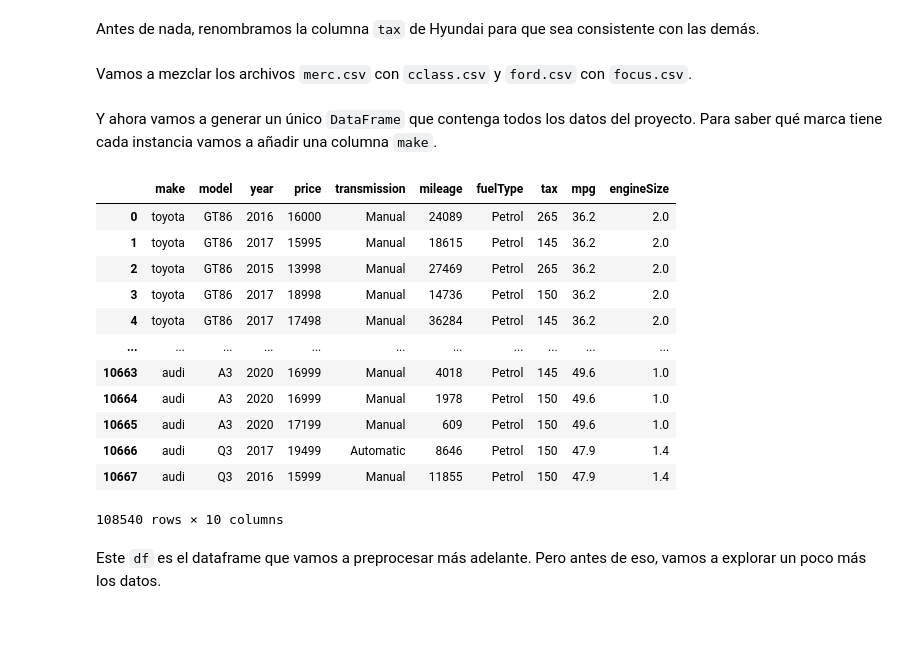
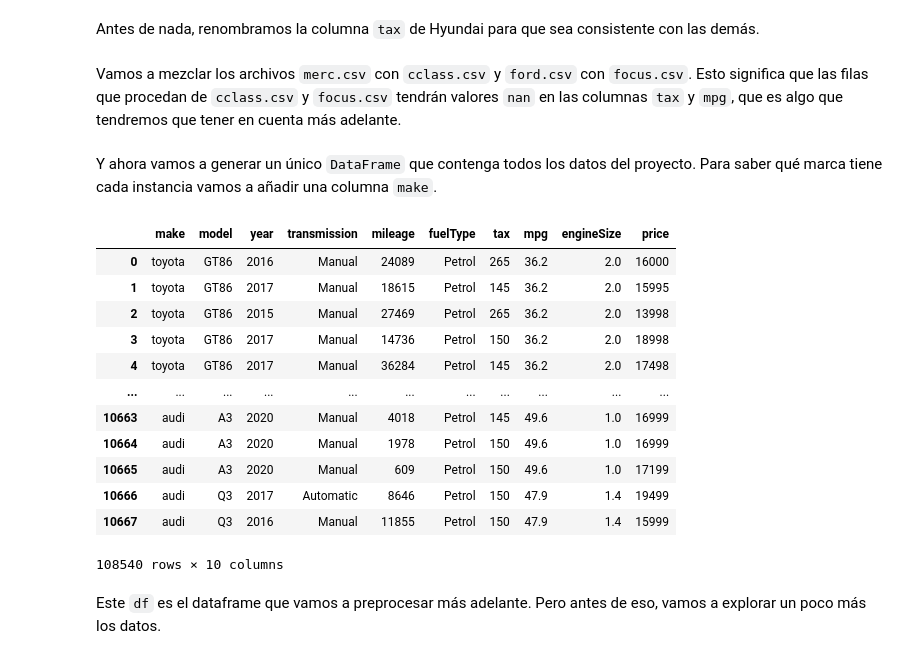
Before and after one commit to dietrujillo/ml_lab, a Jupyter notebook: lab1/notebooks/lab1.ipynb, the cells around one changed output. Cells and saved outputs as stored; diff of their text form; code cells hidden in the pictures; blank space fills up the shorter version.

```diff
--- a/lab1/notebooks/lab1.ipynb
+++ b/lab1/notebooks/lab1.ipynb
@@ -179,7 +179,7 @@ Antes de nada, renombramos la columna `tax` de Hyundai para que sea consistente
 # %%
 dataframes["hyundi"].rename(columns={"tax(£)": "tax"}, inplace=True)
 # %% [markdown]
-Vamos a mezclar los archivos `merc.csv` con `cclass.csv` y `ford.csv` con `focus.csv`.
+Vamos a mezclar los archivos `merc.csv` con `cclass.csv` y `ford.csv` con `focus.csv`. Esto significa que las filas que procedan de `cclass.csv` y `focus.csv` tendrán valores `nan` en las columnas `tax` y `mpg`, que es algo que tendremos que tener en cuenta más adelante.
 # %%
 dataframes["merc"] = dataframes["merc"].append(dataframes["cclass"])
 dataframes["ford"] = dataframes["ford"].append(dataframes["focus"])
@@ -188,31 +188,31 @@ del dataframes["cclass"], dataframes["focus"]
 Y ahora vamos a generar un único `DataFrame` que contenga todos los datos del proyecto. Para saber qué marca tiene cada instancia vamos a añadir una columna `make`.
 # %%
 columns = [
-    "make", "model", "year", "price", "transmission", "mileage", "fuelType",
-    "tax", "mpg", "engineSize"
+    "make", "model", "year", "transmission", "mileage", "fuelType", "tax",
+    "mpg", "engineSize", "price"
 ]
 
 df = pd.DataFrame(columns=columns)
 
 for key in dataframes:
     dataframes[key]["make"] = key
     assert set(dataframes[key].columns) == set(columns)
     df = df.append(dataframes[key])
 
 display(df)
 # %% [output]
-|  | make | model | year | price | transmission | mileage | fuelType | tax | mpg | engineSize |
-| 0 | toyota | GT86 | 2016 | 16000 | Manual | 24089 | Petrol | 265 | 36.2 | 2.0 |
-| 1 | toyota | GT86 | 2017 | 15995 | Manual | 18615 | Petrol | 145 | 36.2 | 2.0 |
-| 2 | toyota | GT86 | 2015 | 13998 | Manual | 27469 | Petrol | 265 | 36.2 | 2.0 |
-| 3 | toyota | GT86 | 2017 | 18998 | Manual | 14736 | Petrol | 150 | 36.2 | 2.0 |
-| 4 | toyota | GT86 | 2017 | 17498 | Manual | 36284 | Petrol | 145 | 36.2 | 2.0 |
+|  | make | model | year | transmission | mileage | fuelType | tax | mpg | engineSize | price |
+| 0 | toyota | GT86 | 2016 | Manual | 24089 | Petrol | 265 | 36.2 | 2.0 | 16000 |
+| 1 | toyota | GT86 | 2017 | Manual | 18615 | Petrol | 145 | 36.2 | 2.0 | 15995 |
+| 2 | toyota | GT86 | 2015 | Manual | 27469 | Petrol | 265 | 36.2 | 2.0 | 13998 |
+| 3 | toyota | GT86 | 2017 | Manual | 14736 | Petrol | 150 | 36.2 | 2.0 | 18998 |
+| 4 | toyota | GT86 | 2017 | Manual | 36284 | Petrol | 145 | 36.2 | 2.0 | 17498 |
 | ... | ... | ... | ... | ... | ... | ... | ... | ... | ... | ... |
-| 10663 | audi | A3 | 2020 | 16999 | Manual | 4018 | Petrol | 145 | 49.6 | 1.0 |
-| 10664 | audi | A3 | 2020 | 16999 | Manual | 1978 | Petrol | 150 | 49.6 | 1.0 |
-| 10665 | audi | A3 | 2020 | 17199 | Manual | 609 | Petrol | 150 | 49.6 | 1.0 |
-| 10666 | audi | Q3 | 2017 | 19499 | Automatic | 8646 | Petrol | 150 | 47.9 | 1.4 |
-| 10667 | audi | Q3 | 2016 | 15999 | Manual | 11855 | Petrol | 150 | 47.9 | 1.4 |
+| 10663 | audi | A3 | 2020 | Manual | 4018 | Petrol | 145 | 49.6 | 1.0 | 16999 |
+| 10664 | audi | A3 | 2020 | Manual | 1978 | Petrol | 150 | 49.6 | 1.0 | 16999 |
+| 10665 | audi | A3 | 2020 | Manual | 609 | Petrol | 150 | 49.6 | 1.0 | 17199 |
+| 10666 | audi | Q3 | 2017 | Automatic | 8646 | Petrol | 150 | 47.9 | 1.4 | 19499 |
+| 10667 | audi | Q3 | 2016 | Manual | 11855 | Petrol | 150 | 47.9 | 1.4 | 15999 |
 108540 rows × 10 columns
 # %% [markdown]
 Este `df` es el dataframe que vamos a preprocesar más adelante. Pero antes de eso, vamos a explorar un poco más los datos.
```
Also changed, not shown: parts of 20 cells of this notebook, 1 other file.
